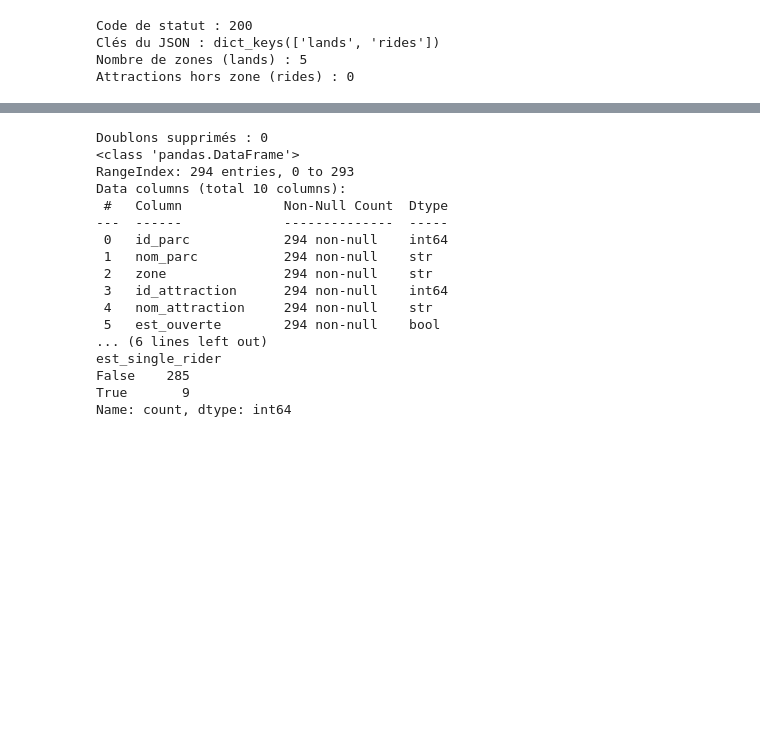
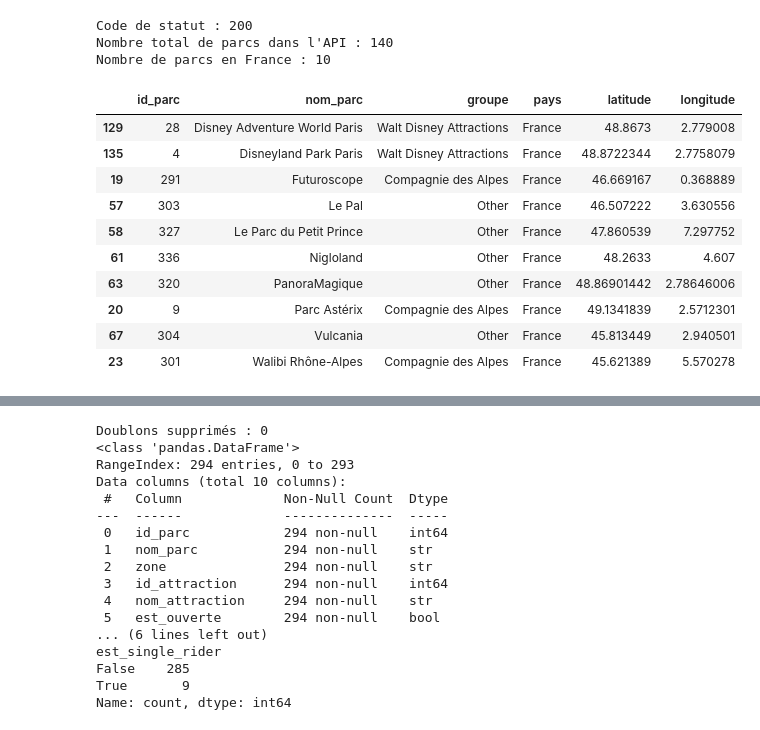
Before and after one commit to Zohair69/parcs-attractions-pipeline, a Jupyter notebook: notebooks/01_exploration_api.ipynb, the cells around one changed output, grey strips where cells are left out. Drawn from its saved outputs; the diff is of its cells as text; code cells hidden in the pictures; blank space fills up the shorter version.

Commit message:
Étape 0 : identification des parcs français via parks.json

```diff
--- a/notebooks/01_exploration_api.ipynb
+++ b/notebooks/01_exploration_api.ipynb
@@ -1,30 +1,44 @@
 # %%
 import requests
 import pandas as pd
 
-parcs = {
-    4: "Disneyland Park Paris",
-    28: "Disney Adventure World Paris",
-    9: "Parc Astérix",
-    291: "Futuroscope",
-    301: "Walibi Rhône-Alpes",
-    303: "Le Pal",
-    336: "Nigloland",
-    304: "Vulcania",
-    327: "Le Parc du Petit Prince",
-    320: "PanoraMagique",
-}
+# Étape 0 : retrouver les identifiants des parcs français dans l'API
+url_liste = "https://queue-times.com/parks.json"
+reponse = requests.get(url_liste, timeout=10)
+print("Code de statut :", reponse.status_code)
 
-url = "https://queue-times.com/parks/4/queue_times.json"
-reponse = requests.get(url, timeout=10) # Va chercher les données à cette adresse, attends 10 secondes maximum, et range le résultat dans reponse.
+groupes = reponse.json()   # liste de groupes (Disney, Compagnie des Alpes...), chacun avec ses parcs
 
-print("Code de statut :", reponse.status_code)
-data = reponse.json()
-print("Clés du JSON :", data.keys())
-print("Nombre de zones (lands) :", len(data["lands"]))
-print("Attractions hors zone (rides) :", len(data["rides"]))
+lignes_parcs = []
+for groupe in groupes:
+    for parc in groupe["parks"]:
+        lignes_parcs.append({
+            "id_parc": parc["id"],
+            "nom_parc": parc["name"],
+            "groupe": groupe["name"],
+            "pays": parc["country"],
+            "latitude": parc["latitude"],
+            "longitude": parc["longitude"],
+        })
+
+df_parcs = pd.DataFrame(lignes_parcs)
+print("Nombre total de parcs dans l'API :", len(df_parcs))
+
+parcs_france = df_parcs[df_parcs["pays"] == "France"].sort_values("nom_parc")
+print("Nombre de parcs en France :", len(parcs_france))
+parcs_france
 # %% [output]
 Code de statut : 200
-Clés du JSON : dict_keys(['lands', 'rides'])
-Nombre de zones (lands) : 5
-Attractions hors zone (rides) : 0
+Nombre total de parcs dans l'API : 140
+Nombre de parcs en France : 10
+|  | id_parc | nom_parc | groupe | pays | latitude | longitude |
+| 129 | 28 | Disney Adventure World Paris | Walt Disney Attractions | France | 48.8673 | 2.779008 |
+| 135 | 4 | Disneyland Park Paris | Walt Disney Attractions | France | 48.8722344 | 2.7758079 |
+| 19 | 291 | Futuroscope | Compagnie des Alpes | France | 46.669167 | 0.368889 |
+| 57 | 303 | Le Pal | Other | France | 46.507222 | 3.630556 |
+| 58 | 327 | Le Parc du Petit Prince | Other | France | 47.860539 | 7.297752 |
+| 61 | 336 | Nigloland | Other | France | 48.2633 | 4.607 |
+| 63 | 320 | PanoraMagique | Other | France | 48.86901442 | 2.78646006 |
+| 20 | 9 | Parc Astérix | Compagnie des Alpes | France | 49.1341839 | 2.5712301 |
+| 67 | 304 | Vulcania | Other | France | 45.813449 | 2.940501 |
+| 23 | 301 | Walibi Rhône-Alpes | Compagnie des Alpes | France | 45.621389 | 5.570278 |
```
Also changed, not shown: parts of 5 cells of this notebook.
